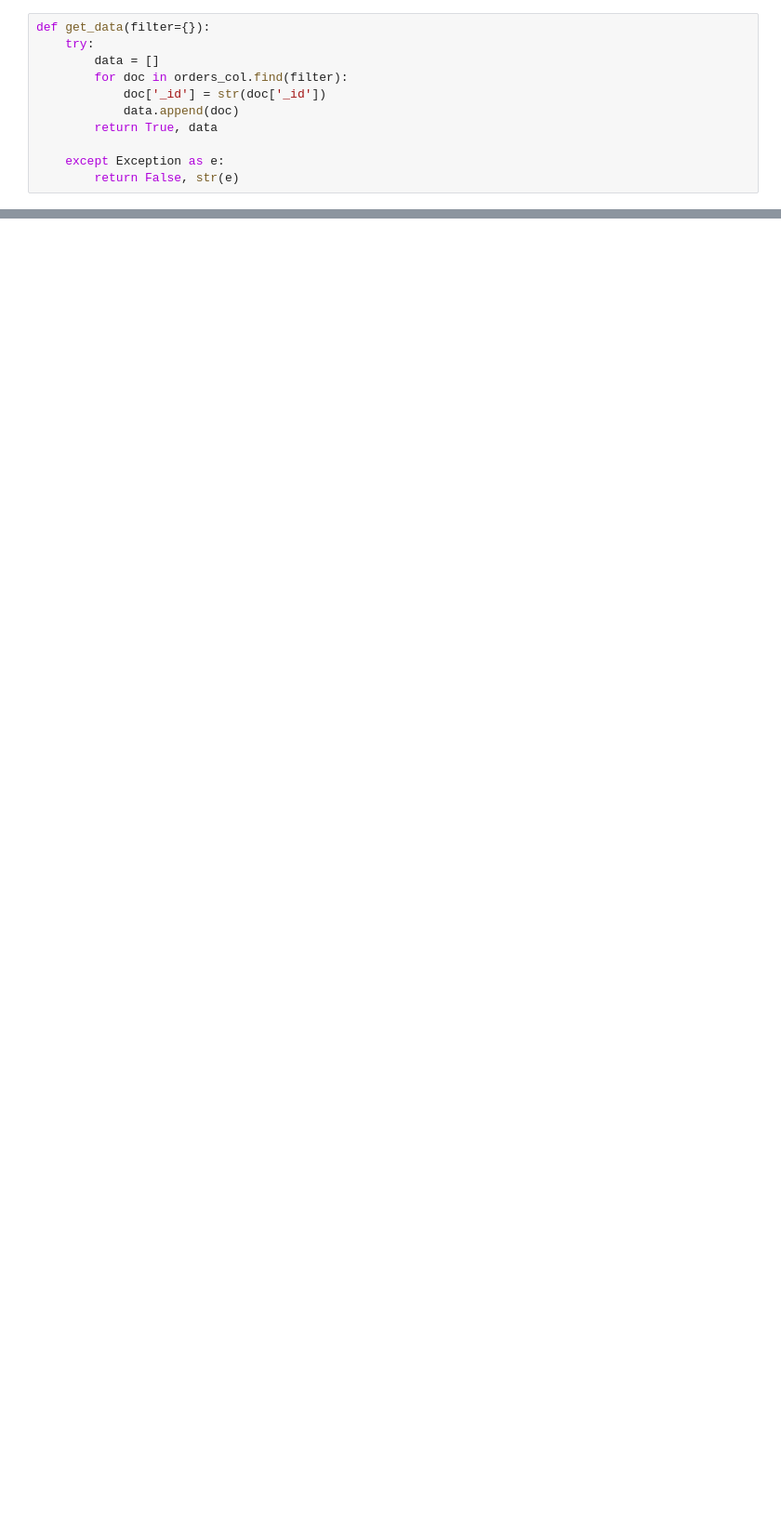
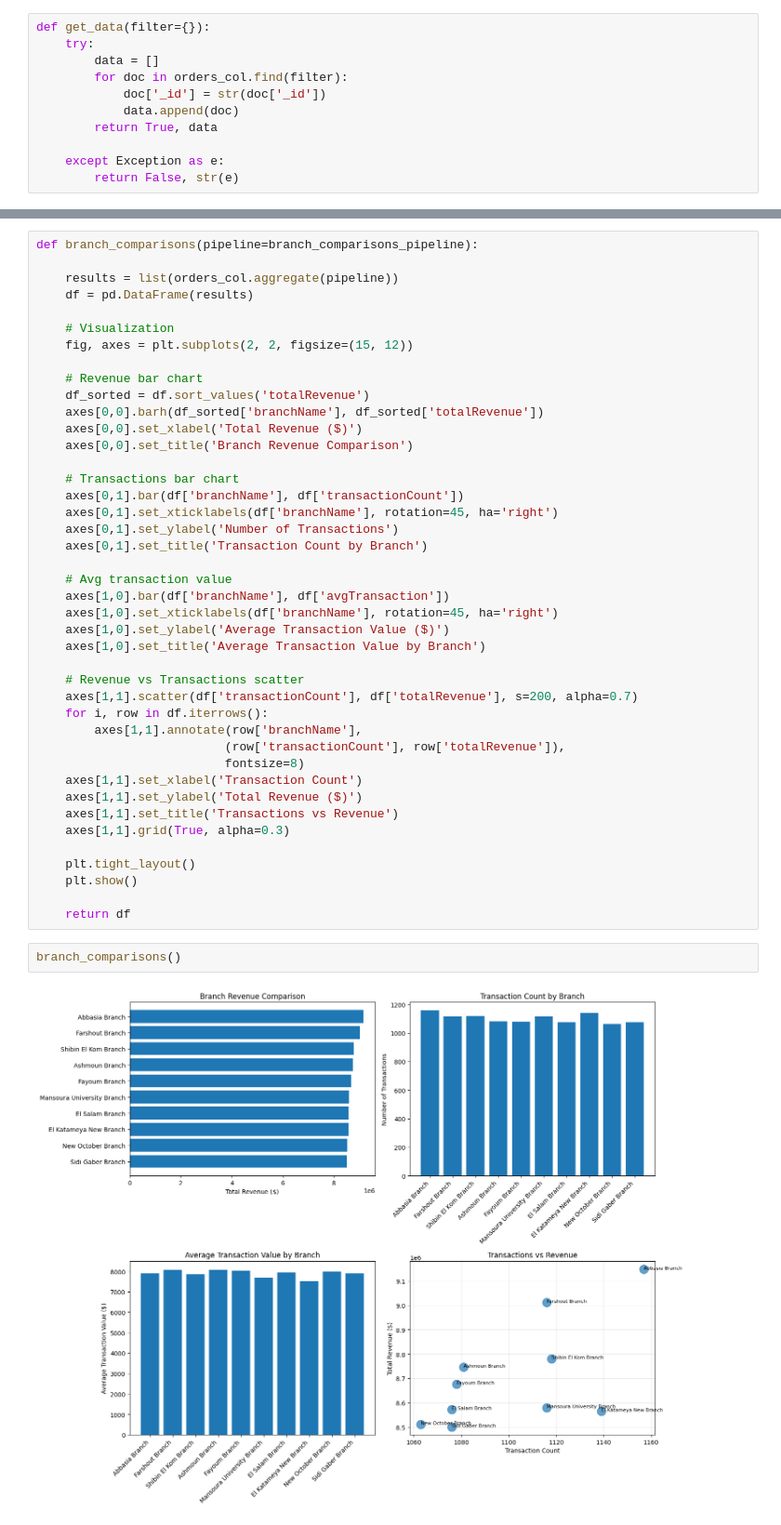
Before and after one commit to mohamed21-finite/AMIT_AI97, a Jupyter notebook: src/python/project_workshop/analysis.ipynb, the cells around one changed output, grey strips where cells are left out. Shown at 93% size. Saved outputs shown, nothing was run; the diff lists cells and outputs as text; blank space fills up the shorter version.

```diff
--- a/src/python/project_workshop/analysis.ipynb
+++ b/src/python/project_workshop/analysis.ipynb
@@ -76,0 +277,46 @@ plt.show()
+# %%
+def branch_comparisons(pipeline=branch_comparisons_pipeline):
+
+    results = list(orders_col.aggregate(pipeline))
+    df = pd.DataFrame(results)
+
+    # Visualization
+    fig, axes = plt.subplots(2, 2, figsize=(15, 12))
+
+    # Revenue bar chart
+    df_sorted = df.sort_values('totalRevenue')
+    axes[0,0].barh(df_sorted['branchName'], df_sorted['totalRevenue'])
+    axes[0,0].set_xlabel('Total Revenue ($)')
+    axes[0,0].set_title('Branch Revenue Comparison')
+
+    # Transactions bar chart
+    axes[0,1].bar(df['branchName'], df['transactionCount'])
+    axes[0,1].set_xticklabels(df['branchName'], rotation=45, ha='right')
+    axes[0,1].set_ylabel('Number of Transactions')
+    axes[0,1].set_title('Transaction Count by Branch')
+
+    # Avg transaction value
+    axes[1,0].bar(df['branchName'], df['avgTransaction'])
+    axes[1,0].set_xticklabels(df['branchName'], rotation=45, ha='right')
+    axes[1,0].set_ylabel('Average Transaction Value ($)')
+    axes[1,0].set_title('Average Transaction Value by Branch')
+
+    # Revenue vs Transactions scatter
+    axes[1,1].scatter(df['transactionCount'], df['totalRevenue'], s=200, alpha=0.7)
+    for i, row in df.iterrows():
+        axes[1,1].annotate(row['branchName'],
+                          (row['transactionCount'], row['totalRevenue']),
+                          fontsize=8)
+    axes[1,1].set_xlabel('Transaction Count')
+    axes[1,1].set_ylabel('Total Revenue ($)')
+    axes[1,1].set_title('Transactions vs Revenue')
+    axes[1,1].grid(True, alpha=0.3)
+
+    plt.tight_layout()
+    plt.show()
+
+    return df
+# %%
+branch_comparisons()
+# %% [output]
+[figure, added]
```
Also changed, not shown: parts of 15 cells of this notebook, 3 other files.
